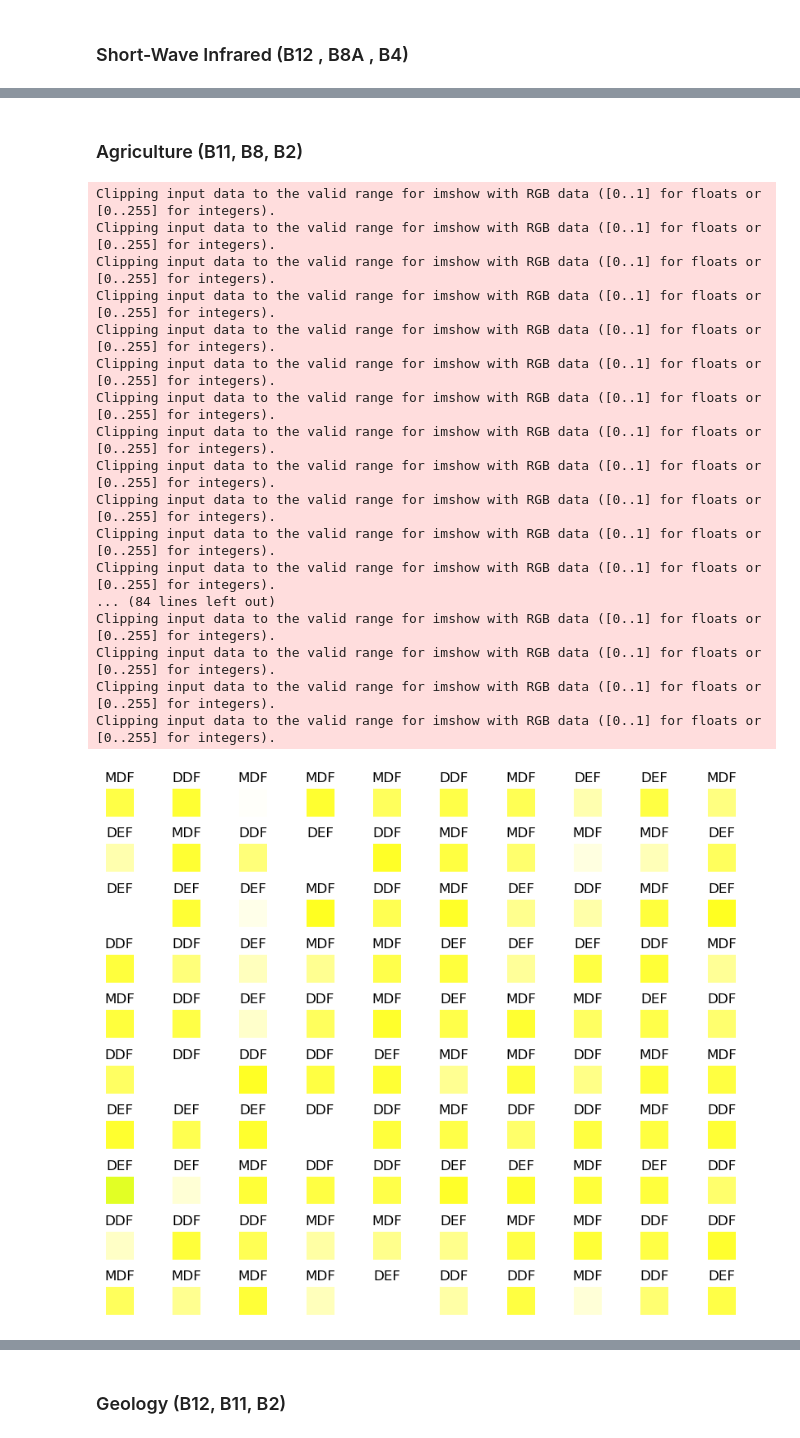
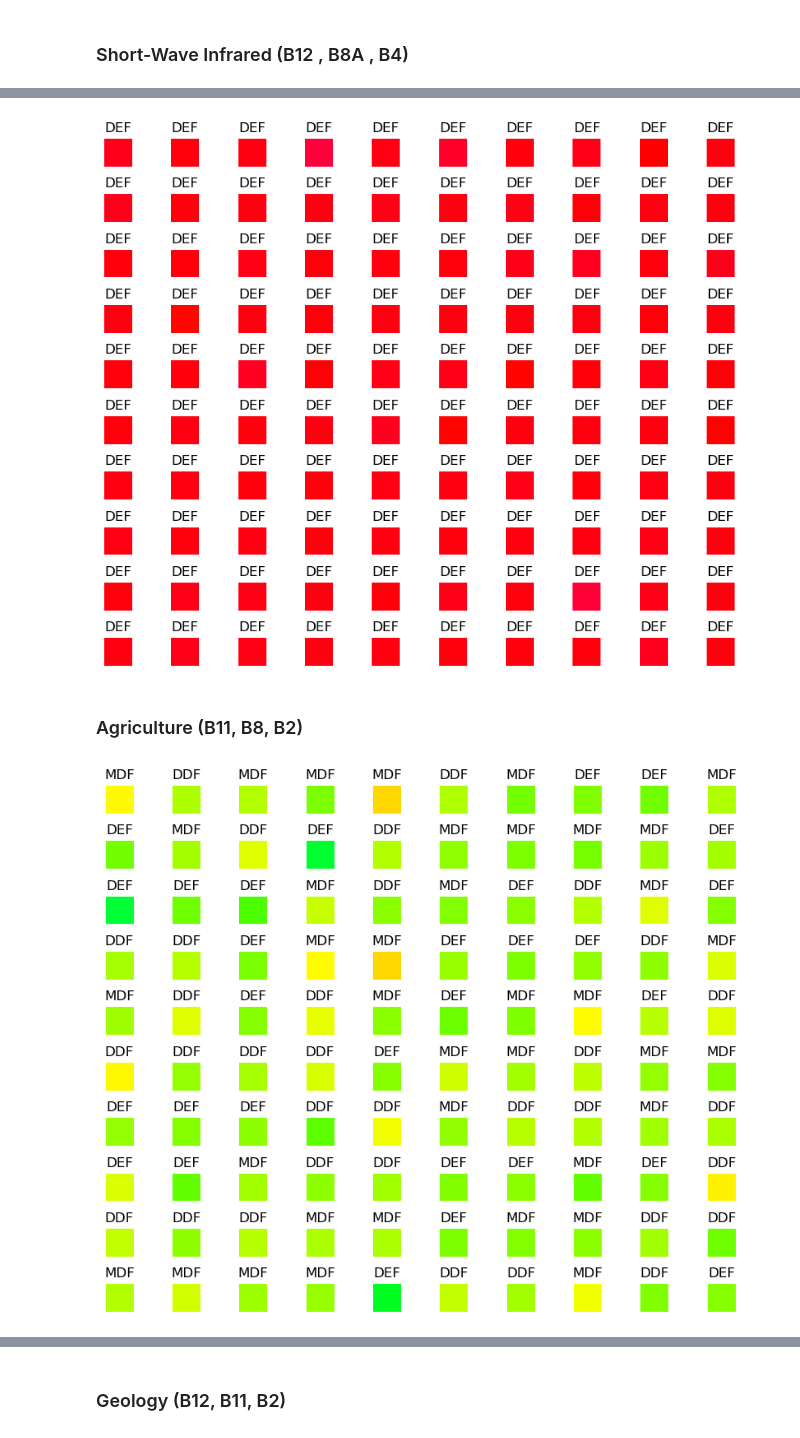
Before and after one commit to xHexlabx/SuperAI_SS4_Recap, a Jupyter notebook: SuperAI_SS4_Level_2/Hack_7_Forest_Type_Classification/Forest_Type_Image_Classification.ipynb, the cells around one changed output, grey strips where cells are left out. Cells and saved outputs as stored; diff of their text form; code cells hidden in the pictures.

```diff
--- a/SuperAI_SS4_Level_2/Hack_7_Forest_Type_Classification/Forest_Type_Image_Classification.ipynb
+++ b/SuperAI_SS4_Level_2/Hack_7_Forest_Type_Classification/Forest_Type_Image_Classification.ipynb
@@ -173,7 +159,7 @@ fig, axes = plt.subplots(nrows = 10, ncols=10, figsize=(10, 8))
 
 for idx in range(100) :
 
-    axes[idx // 10 ,idx % 10].imshow(x[idx] / 1000)
+    axes[idx // 10 ,idx % 10].imshow(normalize(x[idx]))
     axes[idx // 10 ,idx % 10].axis('off')
     axes[idx // 10 ,idx % 10].set_title(y[idx])
 
@@ -205,7 +184,7 @@ fig, axes = plt.subplots(nrows = 10, ncols=10, figsize=(10, 8))
 
 for idx in range(100) :
 
-    axes[idx // 10 ,idx % 10].imshow(x[idx] / 1000)
+    axes[idx // 10 ,idx % 10].imshow(normalize(x[idx]))
     axes[idx // 10 ,idx % 10].axis('off')
     axes[idx // 10 ,idx % 10].set_title(y[idx])
 
@@ -235,7 +207,7 @@ fig, axes = plt.subplots(nrows = 10, ncols=10, figsize=(10, 8))
 
 for idx in range(100) :
 
-    axes[idx // 10 ,idx % 10].imshow(x[idx] / 1000)
+    axes[idx // 10 ,idx % 10].imshow(normalize(x[idx]))
     axes[idx // 10 ,idx % 10].axis('off')
     axes[idx // 10 ,idx % 10].set_title(y[idx])
 
@@ -264,40 +269,48 @@ Clipping input data to the valid range for imshow with RGB data ([0..1] for floa
+# %%
+DEF_df = train_df[train_df['nforest_type'] == 'DEF']
+
+DEF_df.iloc[0]
+
+size = 100
+
+x = np.stack([ np.array( [ [DEF_df.iloc[idx]['b8'] , DEF_df.iloc[idx]['b4'] , DEF_df.iloc[idx]['b3'] ] ] ) for idx in range(size)])
+y = [DEF_df.iloc[idx]['nforest_type'] for idx in range(size)]
+
+x = np.reshape(x, (size , 1 , 1 , 3))
+
+fig, axes = plt.subplots(nrows = 10, ncols=10, figsize=(10, 8))
+
+for idx in range(100) :
+
+    axes[idx // 10 ,idx % 10].imshow(normalize(x[idx]))
+    axes[idx // 10 ,idx % 10].axis('off')
+    axes[idx // 10 ,idx % 10].set_title(y[idx])
+
+fig.subplots_adjust(left = 0.1, right = 0.9, top = 0.9, bottom = 0.1, hspace=1)
+
+plt.show()
+# %% [output]
+[figure, added]
 # %% [markdown]
 ###  Agriculture (B11, B8, B2)
 # %%
 size = 100
 
 x = np.stack([ np.array( [ [train_df.iloc[idx]['b11'] , train_df.iloc[idx]['b8'] , train_df.iloc[idx]['b2'] ] ] ) for idx in range(size)])
 y = [train_df.iloc[idx]['nforest_type'] for idx in range(size)]
 
 x = np.reshape(x, (size , 1 , 1 , 3))
 
 fig, axes = plt.subplots(nrows = 10, ncols=10, figsize=(10, 8))
 
 for idx in range(100) :
 
-    axes[idx // 10 ,idx % 10].imshow(x[idx] / 1000)
+    axes[idx // 10 ,idx % 10].imshow(normalize(x[idx]))
     axes[idx // 10 ,idx % 10].axis('off')
     axes[idx // 10 ,idx % 10].set_title(y[idx])
 
 fig.subplots_adjust(left = 0.1, right = 0.9, top = 0.9, bottom = 0.1, hspace=1)
 
 plt.show()
 # %% [output]
-Clipping input data to the valid range for imshow with RGB data ([0..1] for floats or [0..255] for integers).
-Clipping input data to the valid range for imshow with RGB data ([0..1] for floats or [0..255] for integers).
-Clipping input data to the valid range for imshow with RGB data ([0..1] for floats or [0..255] for integers).
-Clipping input data to the valid range for imshow with RGB data ([0..1] for floats or [0..255] for integers).
-Clipping input data to the valid range for imshow with RGB data ([0..1] for floats or [0..255] for integers).
-Clipping input data to the valid range for imshow with RGB data ([0..1] for floats or [0..255] for integers).
-Clipping input data to the valid range for imshow with RGB data ([0..1] for floats or [0..255] for integers).
-Clipping input data to the valid range for imshow with RGB data ([0..1] for floats or [0..255] for integers).
-Clipping input data to the valid range for imshow with RGB data ([0..1] for floats or [0..255] for integers).
-Clipping input data to the valid range for imshow with RGB data ([0..1] for floats or [0..255] for integers).
-Clipping input data to the valid range for imshow with RGB data ([0..1] for floats or [0..255] for integers).
-Clipping input data to the valid range for imshow with RGB data ([0..1] for floats or [0..255] for integers).
-... (84 lines left out)
-Clipping input data to the valid range for imshow with RGB data ([0..1] for floats or [0..255] for integers).
-Clipping input data to the valid range for imshow with RGB data ([0..1] for floats or [0..255] for integers).
-Clipping input data to the valid range for imshow with RGB data ([0..1] for floats or [0..255] for integers).
-Clipping input data to the valid range for imshow with RGB data ([0..1] for floats or [0..255] for integers).
-[figure, old version]
+[figure, new version]
```
Also changed, not shown: parts of 20 cells of this notebook.
